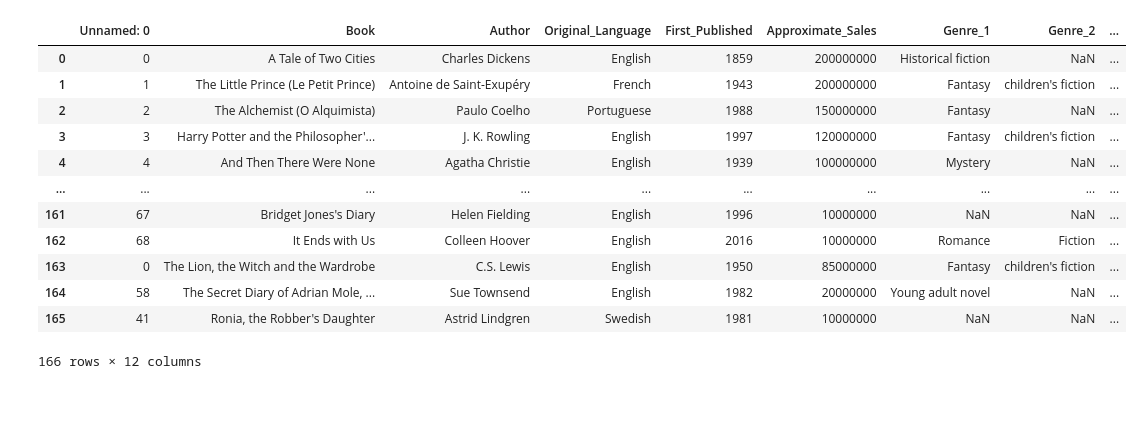
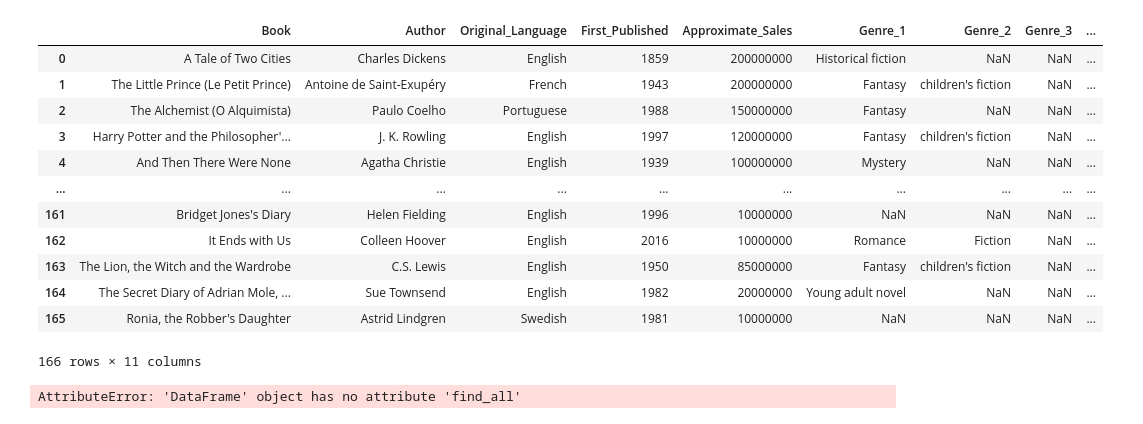
Before and after one commit to loubutch/710020717_Empirical_Project, a Jupyter notebook: source/summary_and_visualisations.ipynb, the cells around one changed output. Saved outputs shown, nothing was run; the diff lists cells and outputs as text; code cells hidden in the pictures.

```diff
--- a/source/summary_and_visualisations.ipynb
+++ b/source/summary_and_visualisations.ipynb
@@ -6,17 +8,23 @@ import numpy as np
 # %%
-df_book = pd.read_csv('data/top_books.csv')
+df_book = pd.read_csv('../data/top_books.csv')
+df_book = df_book.drop(df_book.columns[0], axis =1)
 df_book
 # %% [output]
-|  | Unnamed: 0 | Book | Author | Original_Language | First_Published | Approximate_Sales | Genre_1 | Genre_2 | ... |
-| 0 | 0 | A Tale of Two Cities | Charles Dickens | English | 1859 | 200000000 | Historical fiction | NaN | ... |
-| 1 | 1 | The Little Prince (Le Petit Prince) | Antoine de Saint-Exupéry | French | 1943 | 200000000 | Fantasy | children's fiction | ... |
-| 2 | 2 | The Alchemist (O Alquimista) | Paulo Coelho | Portuguese | 1988 | 150000000 | Fantasy | NaN | ... |
-| 3 | 3 | Harry Potter and the Philosopher'... | J. K. Rowling | English | 1997 | 120000000 | Fantasy | children's fiction | ... |
-| 4 | 4 | And Then There Were None | Agatha Christie | English | 1939 | 100000000 | Mystery | NaN | ... |
+|  | Book | Author | Original_Language | First_Published | Approximate_Sales | Genre_1 | Genre_2 | Genre_3 | ... |
+| 0 | A Tale of Two Cities | Charles Dickens | English | 1859 | 200000000 | Historical fiction | NaN | NaN | ... |
+| 1 | The Little Prince (Le Petit Prince) | Antoine de Saint-Exupéry | French | 1943 | 200000000 | Fantasy | children's fiction | NaN | ... |
+| 2 | The Alchemist (O Alquimista) | Paulo Coelho | Portuguese | 1988 | 150000000 | Fantasy | NaN | NaN | ... |
+| 3 | Harry Potter and the Philosopher'... | J. K. Rowling | English | 1997 | 120000000 | Fantasy | children's fiction | NaN | ... |
+| 4 | And Then There Were None | Agatha Christie | English | 1939 | 100000000 | Mystery | NaN | NaN | ... |
 | ... | ... | ... | ... | ... | ... | ... | ... | ... | ... |
-| 161 | 67 | Bridget Jones's Diary | Helen Fielding | English | 1996 | 10000000 | NaN | NaN | ... |
-| 162 | 68 | It Ends with Us | Colleen Hoover | English | 2016 | 10000000 | Romance | Fiction | ... |
-| 163 | 0 | The Lion, the Witch and the Wardrobe | C.S. Lewis | English | 1950 | 85000000 | Fantasy | children's fiction | ... |
-| 164 | 58 | The Secret Diary of Adrian Mole, ... | Sue Townsend | English | 1982 | 20000000 | Young adult novel | NaN | ... |
-| 165 | 41 | Ronia, the Robber's Daughter | Astrid Lindgren | Swedish | 1981 | 10000000 | NaN | NaN | ... |
+| 161 | Bridget Jones's Diary | Helen Fielding | English | 1996 | 10000000 | NaN | NaN | NaN | ... |
+| 162 | It Ends with Us | Colleen Hoover | English | 2016 | 10000000 | Romance | Fiction | NaN | ... |
+| 163 | The Lion, the Witch and the Wardrobe | C.S. Lewis | English | 1950 | 85000000 | Fantasy | children's fiction | NaN | ... |
+| 164 | The Secret Diary of Adrian Mole, ... | Sue Townsend | English | 1982 | 20000000 | Young adult novel | NaN | NaN | ... |
+| 165 | Ronia, the Robber's Daughter | Astrid Lindgren | Swedish | 1981 | 10000000 | NaN | NaN | NaN | ... |
-166 rows × 12 columns
+166 rows × 11 columns
+# %%
+df_book.find_all(r'\bChildren\b')
+# df_book["Age_Category"] =
+# %% [output]
+AttributeError: 'DataFrame' object has no attribute 'find_all'
```
Also changed, not shown: parts of 11 cells of this notebook, 1 other file.
